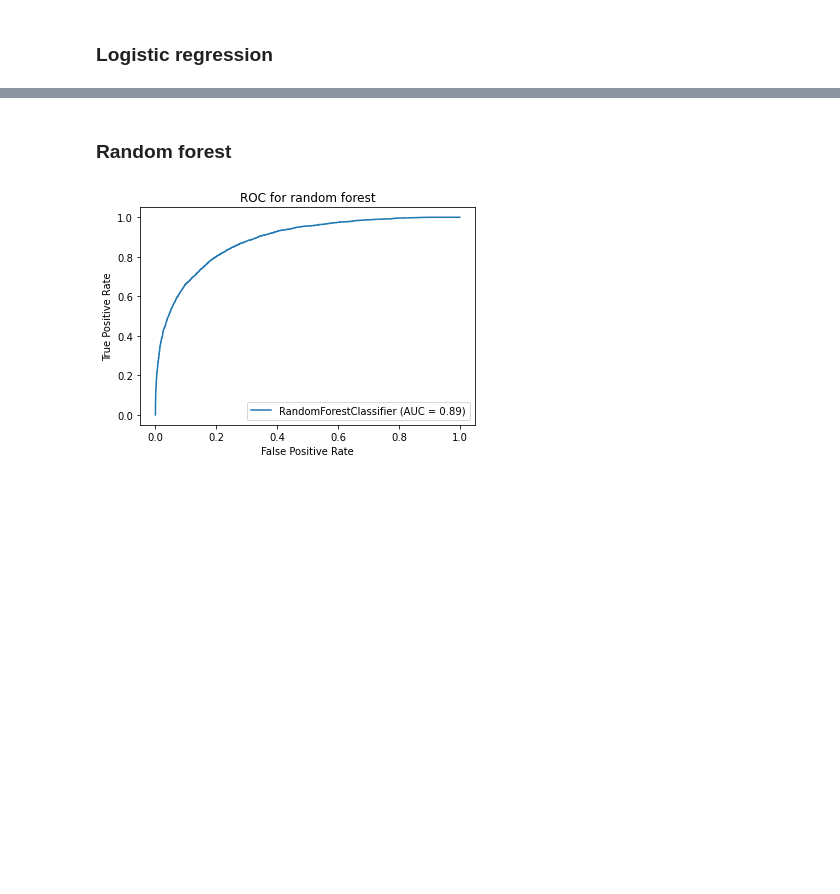
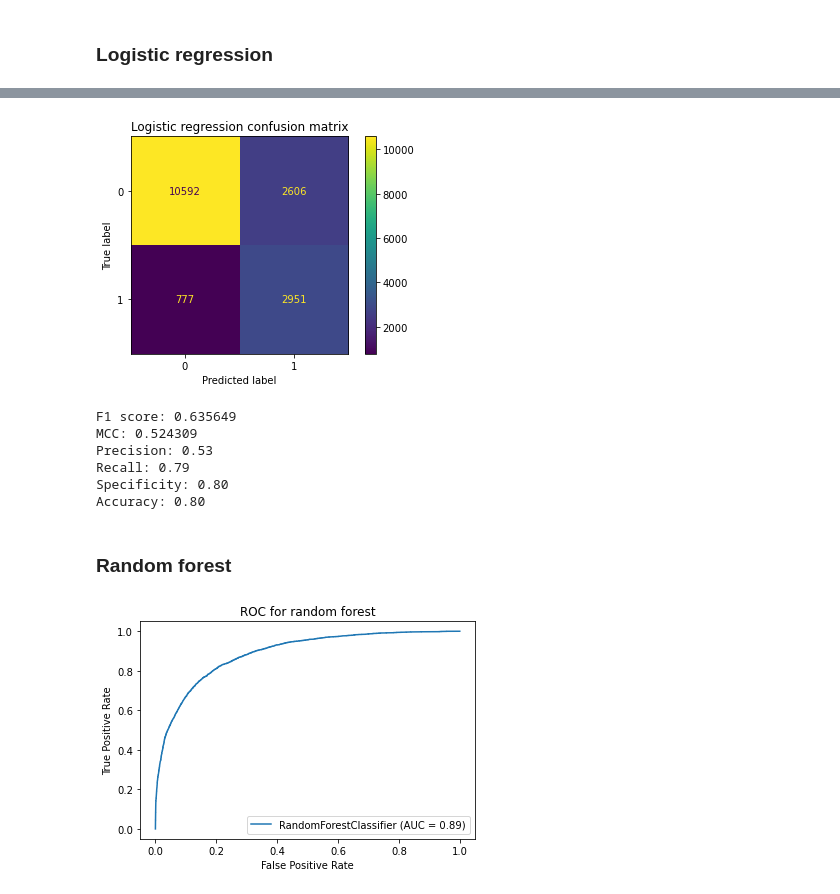
Before and after one commit to mini-pw/2021L-WUM, a Jupyter notebook: Prace_domowe/Praca_domowa3/Grupa4/Yevhenii_Vinichenko/pd3.ipynb, the cells around one changed output, grey strips where cells are left out. Cells and saved outputs as stored; diff of their text form; code cells hidden in the pictures; blank space fills up the shorter version.

```diff
--- a/Prace_domowe/Praca_domowa3/Grupa4/Yevhenii_Vinichenko/pd3.ipynb
+++ b/Prace_domowe/Praca_domowa3/Grupa4/Yevhenii_Vinichenko/pd3.ipynb
@@ -129,3 +128,18 @@ Please also refer to the documentation for alternative solver options:
+# %%
+plot_confusion_matrix(lr, X_test, y_test)
+plt.title("Logistic regression confusion matrix")
+plt.show()
+# %% [output]
+[figure, added]
+# %%
+get_stats(lr, X_test, y_test)
+# %% [output]
+F1 score: 0.635649
+MCC: 0.524309
+Precision: 0.53
+Recall: 0.79
+Specificity: 0.80
+Accuracy: 0.80
 # %% [markdown]
 ### Random forest
 # %%
```
Also changed, not shown: parts of 14 cells of this notebook.
